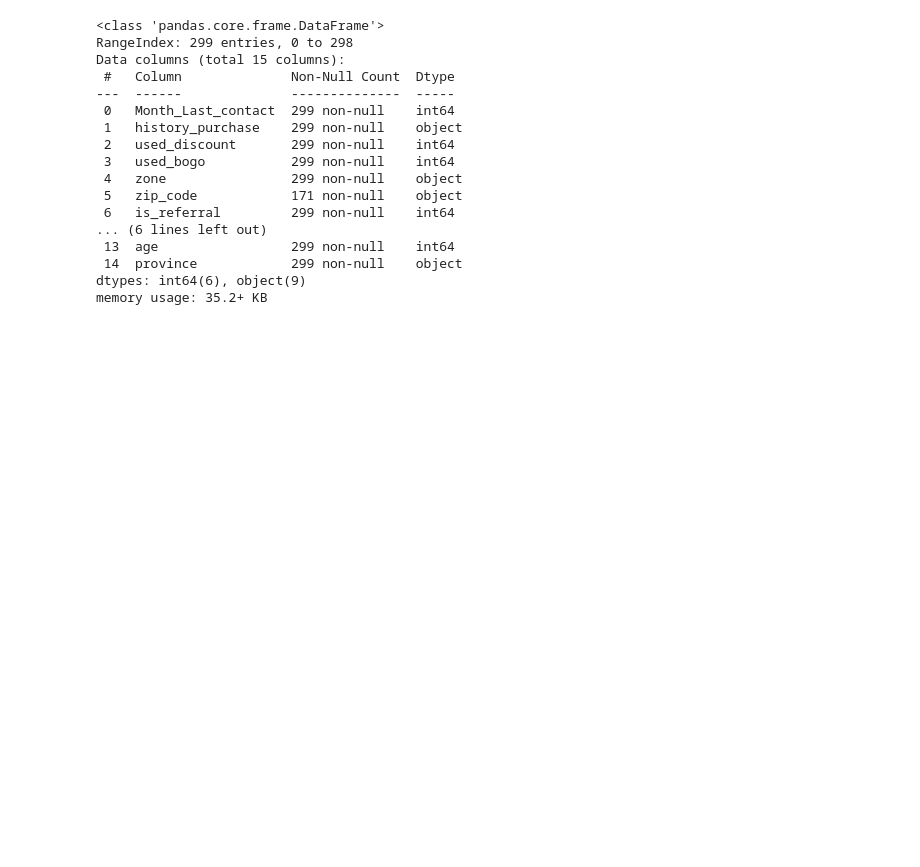
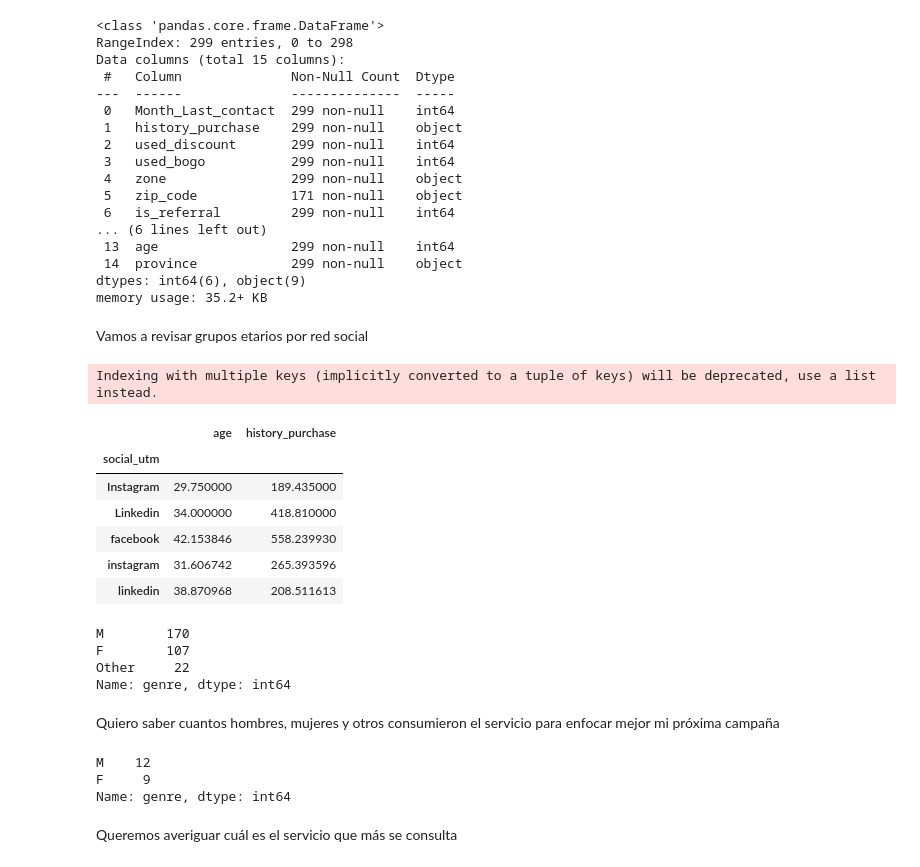
Before and after one commit to Sifrisky/business_analytics, a Jupyter notebook: TareaCoder.ipynb, the cells around one changed output. Cells and saved outputs as stored; diff of their text form; code cells hidden in the pictures; blank space fills up the shorter version.

```diff
--- a/TareaCoder.ipynb
+++ b/TareaCoder.ipynb
@@ -133,8 +164,11 @@ Data columns (total 15 columns):
  14  province            299 non-null    object
 dtypes: int64(6), object(9)
 memory usage: 35.2+ KB
+# %%
+df.loc[df['history_purchase'] == "428,00", 'history_purchase'] = 428.00
+df.loc[df['history_purchase'] == "166,00", 'history_purchase'] = 166.00
 # %%
 df.history_purchase = df.history_purchase.replace(",", ".")
 # %%
-#df.history_purchase= df.history_purchase.astype('float') #buscar valor 428,00 para convertir
+df.history_purchase= df.history_purchase.astype('float') #buscar valor 428,00 para convertir
 # %%
@@ -141,0 +176,30 @@ df.history_purchase = df.history_purchase.replace(",", ".")
+# %% [markdown]
+Vamos a revisar grupos etarios por red social
+# %%
+df.groupby('social_utm')['age','history_purchase'].mean()
+# %% [output]
+Indexing with multiple keys (implicitly converted to a tuple of keys) will be deprecated, use a list instead.
+|  | age | history_purchase |
+| social_utm |  |  |
+| Instagram | 29.750000 | 189.435000 |
+| Linkedin | 34.000000 | 418.810000 |
+| facebook | 42.153846 | 558.239930 |
+| instagram | 31.606742 | 265.393596 |
+| linkedin | 38.870968 | 208.511613 |
+# %%
+df['genre'].value_counts()
+# %% [output]
+M        170
+F        107
+Other     22
+Name: genre, dtype: int64
+# %% [markdown]
+Quiero saber cuantos hombres, mujeres y otros consumieron el servicio para enfocar mejor mi próxima campaña
+# %%
+df[df['history_purchase']>700]['genre'].value_counts()
+# %% [output]
+M    12
+F     9
+Name: genre, dtype: int64
+# %% [markdown]
+Queremos averiguar cuál es el servicio que más se consulta
```
Also changed, not shown: parts of 13 cells of this notebook.
